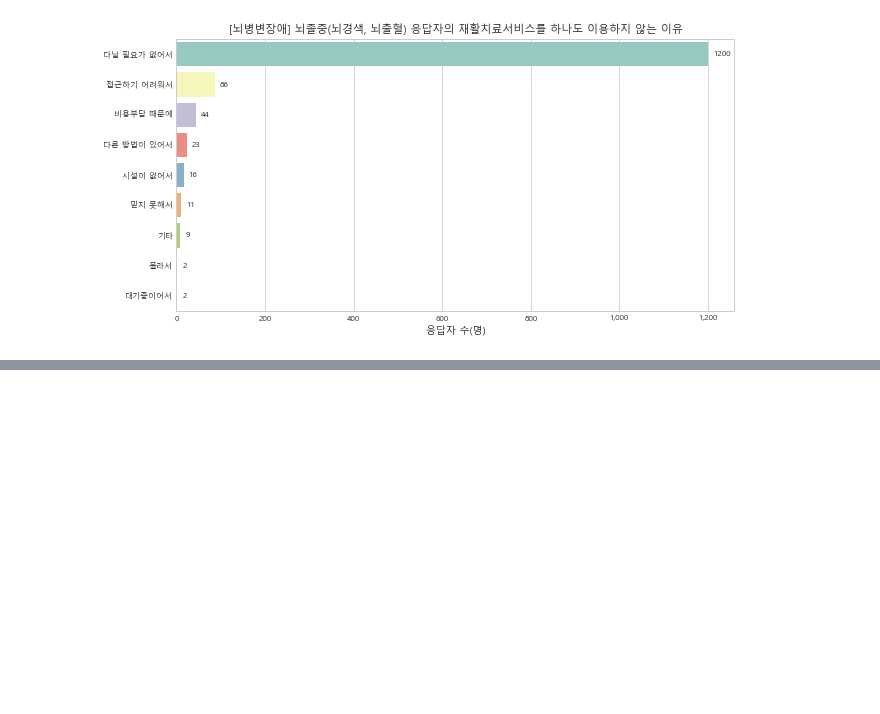
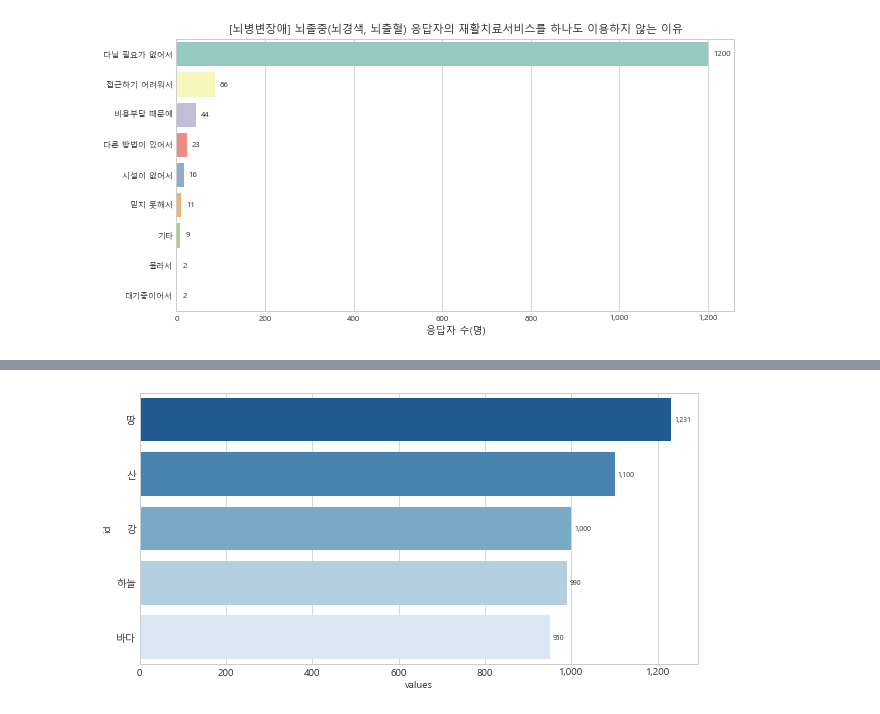
Before and after one commit to Park-Young-Bin/Python_Projects, a Jupyter notebook: 그래프 서식 설정(matplotlib, seaborn).ipynb, the cells around one changed output, grey strips where cells are left out. Cells and saved outputs as stored; diff of their text form; code cells hidden in the pictures; blank space fills up the shorter version.

```diff
--- a/그래프 서식 설정(matplotlib, seaborn).ipynb
+++ b/그래프 서식 설정(matplotlib, seaborn).ipynb
@@ -95,0 +100,5 @@ plt.show()
+# %%
+df = pd.DataFrame({'id': ['강', '산', '하늘', '땅', '바다'],
+                  'values':[1000, 1100, 990, 1231, 950]}) # 예시 데이터 생성
+df.sort_values(by='values', ascending=False, inplace=True) # value 기준 내림차순
+df
@@ -95,0 +112,23 @@ plt.show()
+# %%
+fig, ax = plt.subplots(1,1)
+fig.set_size_inches(10, 5)
+
+palette = sns.color_palette("Blues", n_colors=5)
+palette.reverse() # 색상 진한 정도 거꾸로
+
+splot = sns.barplot(data = df, x = 'values', y='id', palette=palette)
+
+## 그래프 값 라벨링 하기(x축)
+for p in splot.patches:
+    ax.annotate("{:,}".format(int(p.get_width())), xy=(p.get_width(), p.get_y()+p.get_height()/2),
+            xytext=(3, 0), textcoords='offset points', ha="left", va="center", size = 7)
+
+### 천단위 콤마 표시(x축)
+import matplotlib.ticker as tkr
+def xfunc(x, pos):
+    s = '{:0,d}'.format(int(x))
+    return s
+x_format = tkr.FuncFormatter(xfunc)
+ax.xaxis.set_major_formatter(x_format)
+# %% [output]
+[figure, added]
```
Also changed, not shown: parts of 7 cells of this notebook.
